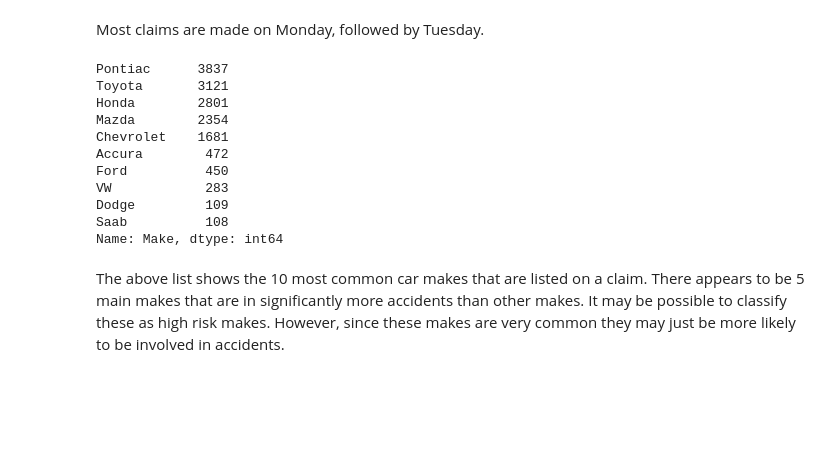
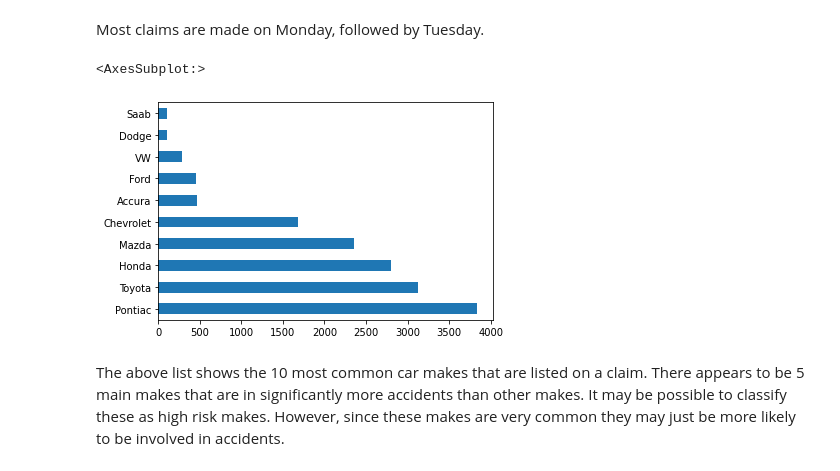
Before and after one commit to amieles/InsuranceFraudEDA, a Jupyter notebook: insurance-claim-eda.ipynb, the cells around one changed output. Saved outputs shown, nothing was run; the diff lists cells and outputs as text; code cells hidden in the pictures; blank space fills up the shorter version.

```diff
--- a/insurance-claim-eda.ipynb
+++ b/insurance-claim-eda.ipynb
@@ -134,19 +134,10 @@ sns.displot(y = ICD['DayOfWeekClaimed'])
 Most claims are made on Monday, followed by Tuesday.
 # %%
 n = 10
-ICD["Make"].value_counts()[:n]
+ICD["Make"].value_counts()[:n].plot(kind = 'barh')
 # %% [output]
-Pontiac      3837
-Toyota       3121
-Honda        2801
-Mazda        2354
-Chevrolet    1681
-Accura        472
-Ford          450
-VW            283
-Dodge         109
-Saab          108
-Name: Make, dtype: int64
+<AxesSubplot:>
+[figure, added]
 # %% [markdown]
 The above list shows the 10 most common car makes that are listed on a claim. There appears to be 5 main makes that are in significantly more accidents than other makes. It may be possible to classify these as high risk makes. However, since these makes are very common they may just be more likely to be involved in accidents.
 # %%
```
Also changed, not shown: parts of 19 cells of this notebook.
